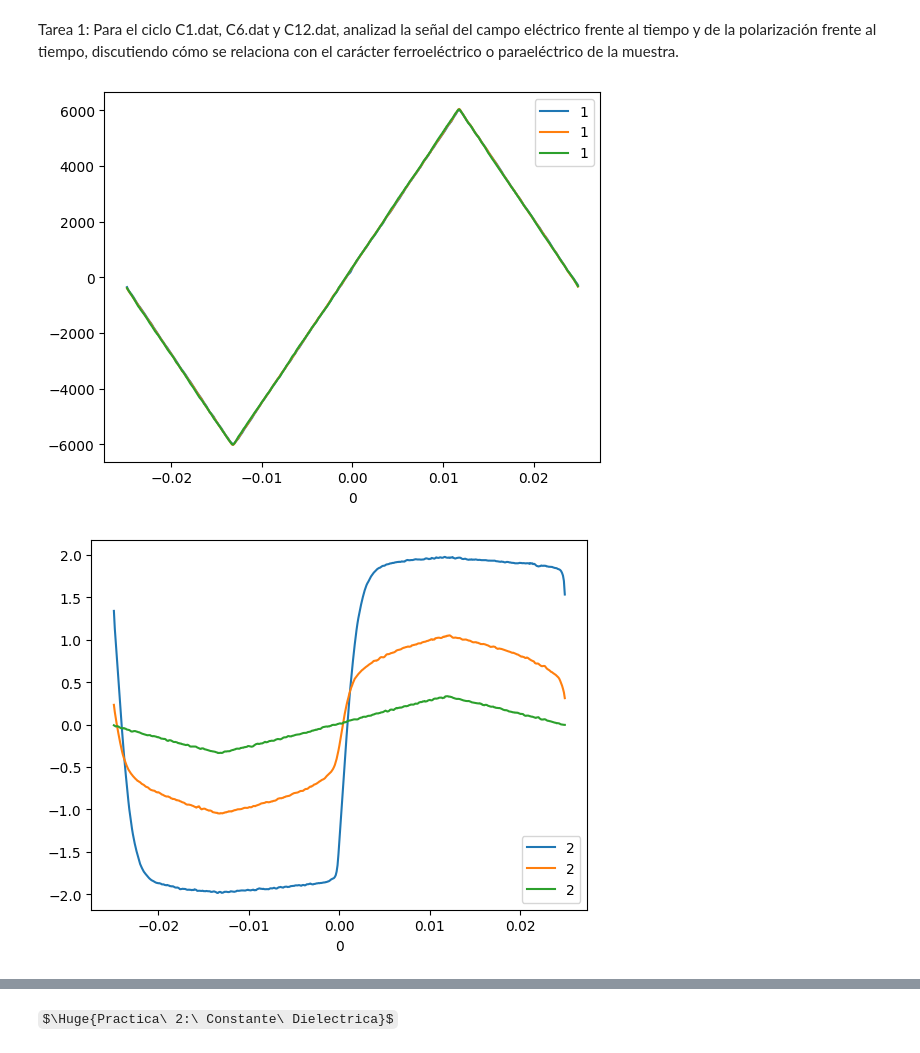
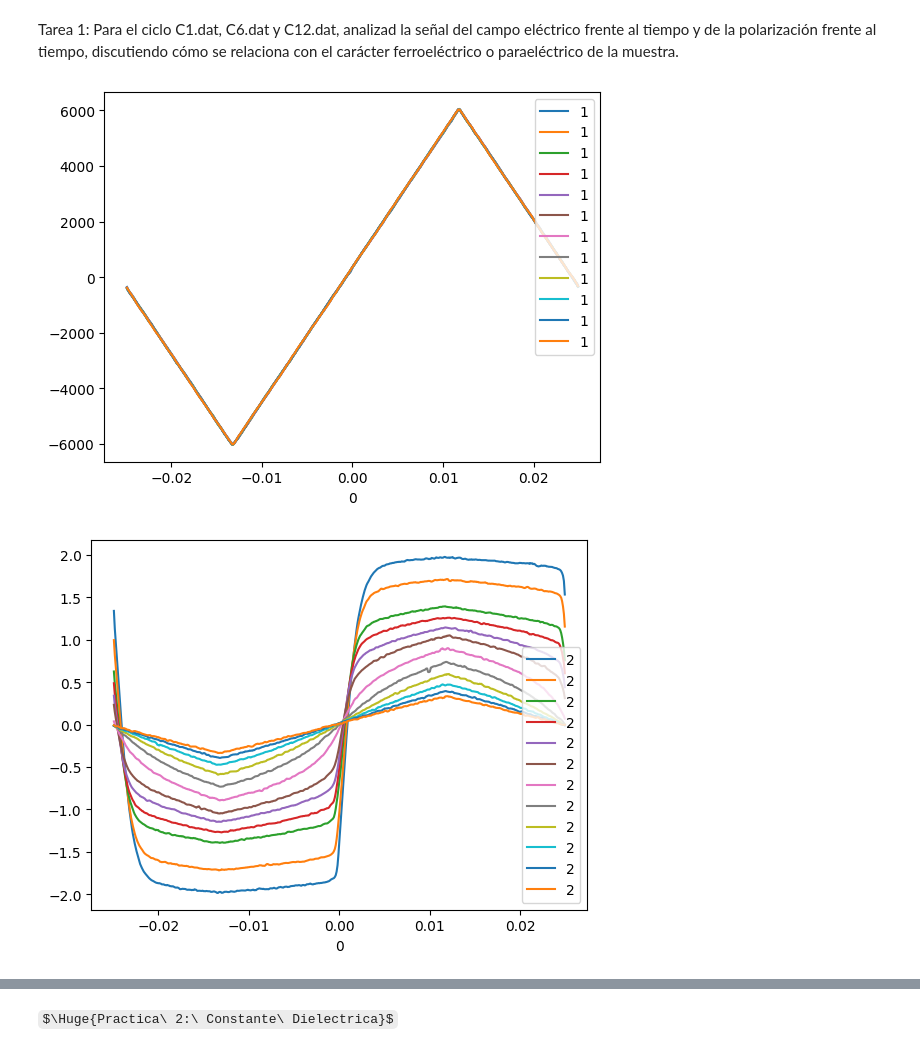
Before and after one commit to albertopeinador/termicas, a Jupyter notebook: lab_termo.ipynb, the cells around one changed output, grey strips where cells are left out. Drawn from its saved outputs; the diff is of its cells as text; code cells hidden in the pictures; some formulas as TeX source.

```diff
--- a/lab_termo.ipynb
+++ b/lab_termo.ipynb
@@ -18,7 +18,6 @@ def load_files_with_pattern(directory, T_file):
     T_dict = dict(zip(T_table[1], T_table[0]))
     # Initialize an empty dictionary to store the dataframes
     dataframes = {}
-
     # Iterate over all files in the specified directory
     for filename in os.listdir(directory):
         # Check if the filename matches the pattern
@@ -34,23 +33,27 @@ def load_files_with_pattern(directory, T_file):
             except Exception as e:
                 print(f"Error reading {filename}: {e}")
 
-    return dataframes
+    return dataframes, T_table[1]
 # %%
 #   Find and load all related files: file_name structure: C#.DAT
 direc = 'datos_practicas_23_24'
-dtfs = load_files_with_pattern(direc, 'temps_ej1.csv')
+dtfs, file_names = load_files_with_pattern(direc, 'temps_ej1.csv')
 # %% [markdown]
 Tarea 1: Para el ciclo C1.dat, C6.dat y C12.dat, analizad la señal del campo eléctrico frente al tiempo y de la polarización frente al tiempo, discutiendo cómo se relaciona con el carácter ferroeléctrico o paraeléctrico de la muestra.
 # %%
-list_of_cicles = ['C1.DAT', 'C6.DAT', 'C12.DAT']
+list_of_cicles = file_names
 fig = plt.figure()
 ax = fig.add_subplot(1,1,1)
 fig2 = plt.figure()
 ax2 = fig2.add_subplot(1,1,1)
+fig3 = plt.figure()
+ax3 = fig3.add_subplot(1,1,1)
 for i in list_of_cicles:
     dtfs[i][1].plot(x = 0, y = 1, ax=ax)
     dtfs[i][1].plot(x = 0, y = 2, ax=ax2)
-  #  print(dtfs[i][1])
+    if dtfs[i][0] == 323.6:
+      dtfs[i][1].plot(x = 1, y = 2, ax=ax3)
+plt.grid()
 # %% [output]
-[figure, old version]
+[figure, new version]
-[figure, old version]
+[figure, new version]
```
Also changed, not shown: parts of 6 cells of this notebook, 3 other files.
